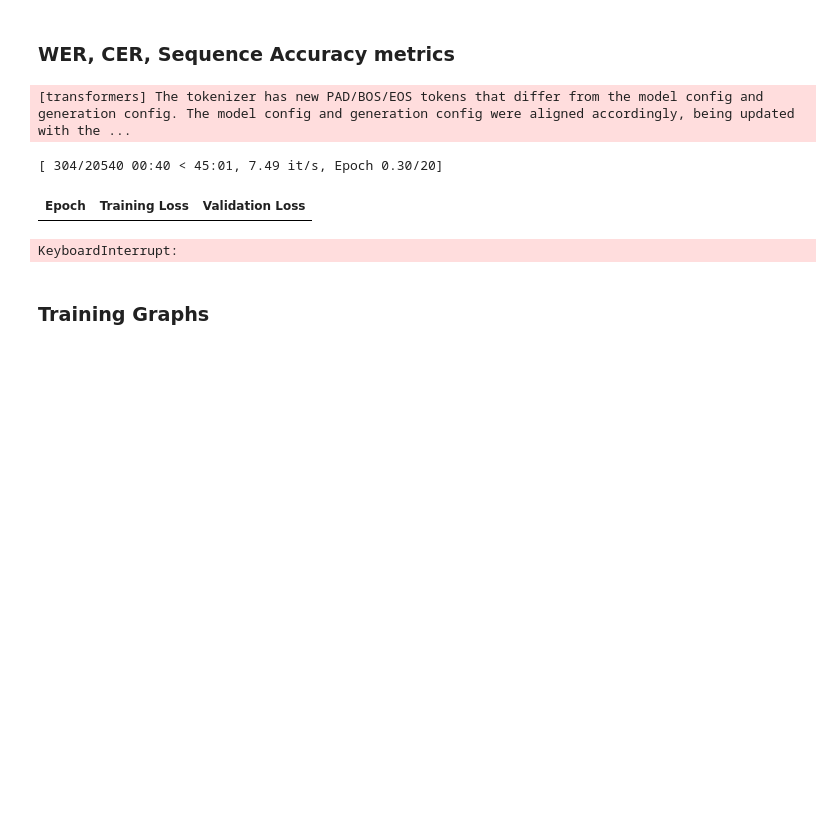
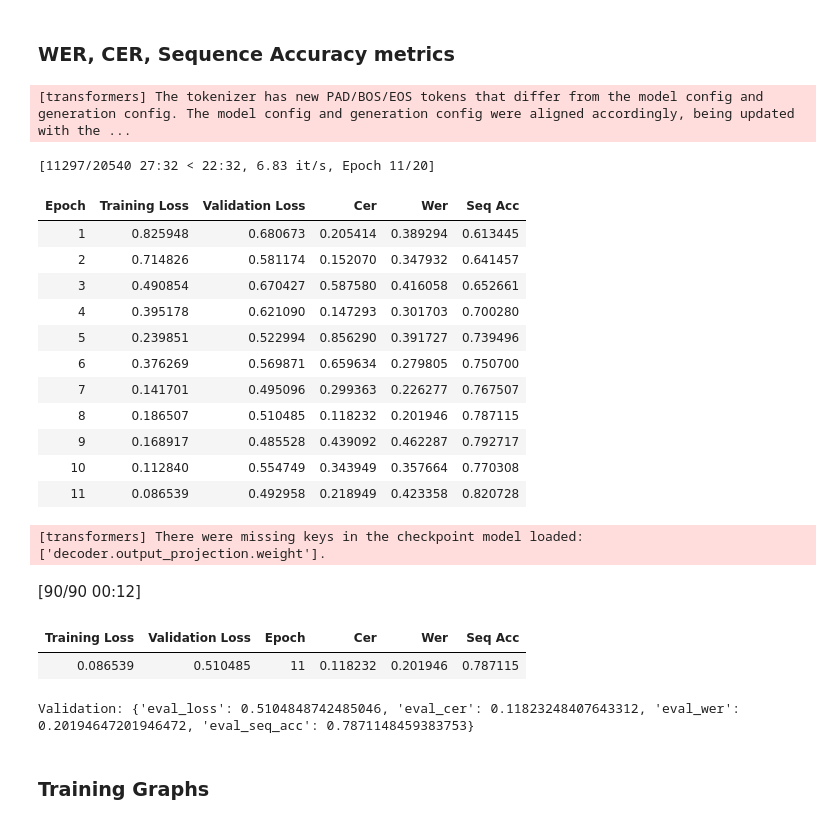
Before and after one commit to medical-ocr/medical-ocr, a Jupyter notebook: hwt.ipynb, the cells around one changed output. Saved outputs shown, nothing was run; the diff lists cells and outputs as text; code cells hidden in the pictures; blank space fills up the shorter version.

```diff
--- a/hwt.ipynb
+++ b/hwt.ipynb
@@ -4,7 +4,7 @@
 SEED = 42
 VAL_FRACTION = 0.08
 MAX_LABEL_TOKENS = 64
-EPOCHS = 3
+EPOCHS = 20
 TRAIN_BATCH = 4
 EVAL_BATCH = 4
 LEARNING_RATE = 5e-5
@@ -21,7 +21,6 @@ FINAL_EVAL_NUM_BEAMS = 4
 
 # Regularization / stopping
 WEIGHT_DECAY = 0.01
-LABEL_SMOOTHING = 0.0
 EARLY_STOPPING_PATIENCE = 2
 
 # Data augmentation toggle (train split only)
@@ -297,6 +294,13 @@ training_args = Seq2SeqTrainingArguments(
     per_device_train_batch_size=TRAIN_BATCH,
     per_device_eval_batch_size=EVAL_BATCH,
     learning_rate=LEARNING_RATE,
+
+    # L2-style regularization with AdamW
+    weight_decay=WEIGHT_DECAY,
+
+    # Gradient clipping
+    max_grad_norm=MAX_GRAD_NORM,
+
     num_train_epochs=EPOCHS,
     logging_steps=LOGGING_STEPS,
     logging_strategy="steps",
@@ -324,36 +328,51 @@ trainer = Seq2SeqTrainer(
     callbacks=[
         EarlyStoppingCallback(
             early_stopping_patience=3,
             early_stopping_threshold=1e-4,
         )
     ],
 )
 
 train_out = trainer.train()
 
 trainer.save_model(OUTPUT_DIR)
 processor.save_pretrained(OUTPUT_DIR)
 
 val_metrics = trainer.evaluate()
 print("Validation:", val_metrics)
 
 # test_dataset = RxHandBDDataset(
 #     csv_path="/workspace/rxhandbd/RxHandBD-ML/Test_Label.csv",
 #     image_dir="/workspace/rxhandbd/RxHandBD-ML/Test_Set",
 #     processor=processor
 # )
 
 # test_metrics = trainer.evaluate(
 #     eval_dataset=test_dataset,
 #     metric_key_prefix="test"
 # )
 
 # print("Test:", test_metrics)
 # %% [output]
 [transformers] The tokenizer has new PAD/BOS/EOS tokens that differ from the model config and generation config. The model config and generation config were aligned accordingly, being updated with the ...
-[ 304/20540 00:40 < 45:01, 7.49 it/s, Epoch 0.30/20]
+[11297/20540 27:32 < 22:32, 6.83 it/s, Epoch 11/20]
-| Epoch | Training Loss | Validation Loss |
+| Epoch | Training Loss | Validation Loss | Cer | Wer | Seq Acc |
+| 1 | 0.825948 | 0.680673 | 0.205414 | 0.389294 | 0.613445 |
+| 2 | 0.714826 | 0.581174 | 0.152070 | 0.347932 | 0.641457 |
+| 3 | 0.490854 | 0.670427 | 0.587580 | 0.416058 | 0.652661 |
+| 4 | 0.395178 | 0.621090 | 0.147293 | 0.301703 | 0.700280 |
+| 5 | 0.239851 | 0.522994 | 0.856290 | 0.391727 | 0.739496 |
+| 6 | 0.376269 | 0.569871 | 0.659634 | 0.279805 | 0.750700 |
+| 7 | 0.141701 | 0.495096 | 0.299363 | 0.226277 | 0.767507 |
+| 8 | 0.186507 | 0.510485 | 0.118232 | 0.201946 | 0.787115 |
+| 9 | 0.168917 | 0.485528 | 0.439092 | 0.462287 | 0.792717 |
+| 10 | 0.112840 | 0.554749 | 0.343949 | 0.357664 | 0.770308 |
+| 11 | 0.086539 | 0.492958 | 0.218949 | 0.423358 | 0.820728 |
-KeyboardInterrupt:
+[transformers] There were missing keys in the checkpoint model loaded: ['decoder.output_projection.weight'].
+[90/90 00:12]
+| Training Loss | Validation Loss | Epoch | Cer | Wer | Seq Acc |
+| 0.086539 | 0.510485 | 11 | 0.118232 | 0.201946 | 0.787115 |
+Validation: {'eval_loss': 0.5104848742485046, 'eval_cer': 0.11823248407643312, 'eval_wer': 0.20194647201946472, 'eval_seq_acc': 0.7871148459383753}
 # %% [markdown]
 ### Training Graphs
 # %%
```
Also changed, not shown: parts of 5 cells of this notebook, 2 other files.
